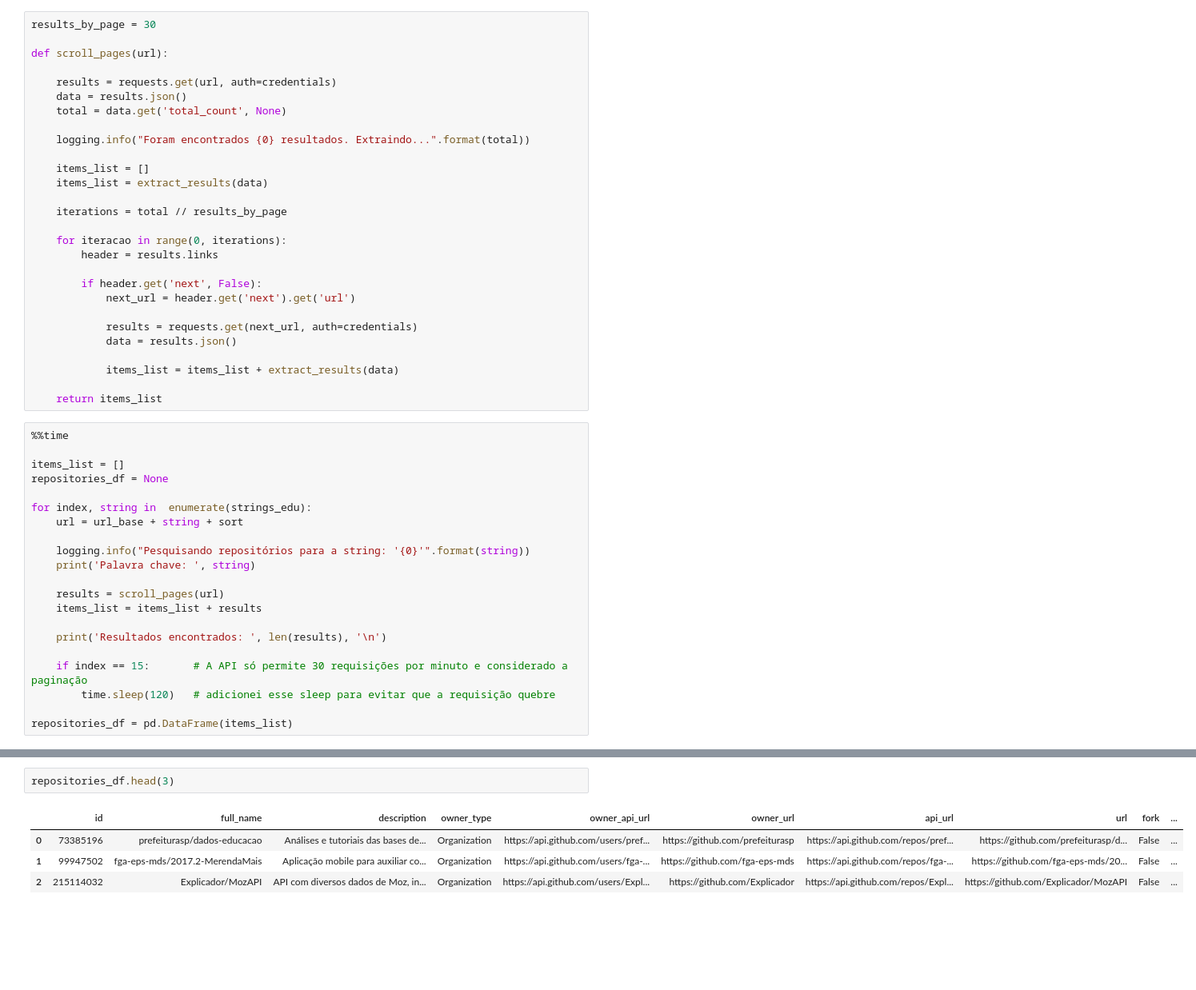
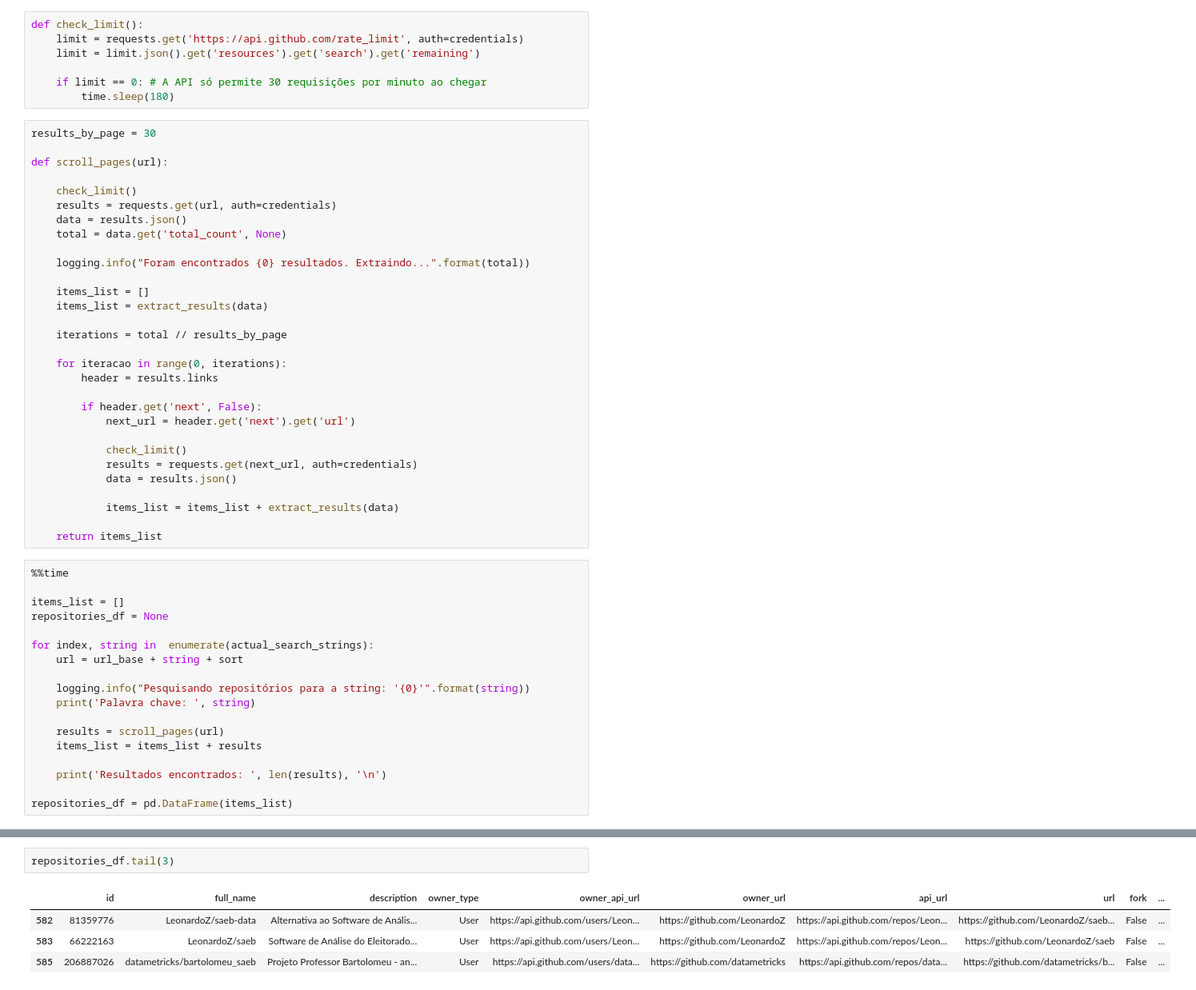
Before and after one commit to Lorenaps/caracterizacao-dados-abertos-gov, a Jupyter notebook: extraction/search_github_api.ipynb, the cells around one changed output, grey strips where cells are left out. Shown at 80% size. Saved outputs shown, nothing was run; the diff lists cells and outputs as text; blank space fills up the shorter version.

```diff
--- a/extraction/search_github_api.ipynb
+++ b/extraction/search_github_api.ipynb
@@ -167,11 +202,19 @@ def extract_results(data):
         items_list.append(item_dict)
 
     return items_list
+# %%
+def check_limit():
+    limit = requests.get('https://api.github.com/rate_limit', auth=credentials)
+    limit = limit.json().get('resources').get('search').get('remaining')
+
+    if limit == 0: # A API só permite 30 requisições por minuto ao chegar
+        time.sleep(180)
 # %%
 results_by_page = 30
 
 def scroll_pages(url):
 
+    check_limit()
     results = requests.get(url, auth=credentials)
     data = results.json()
     total = data.get('total_count', None)
@@ -189,6 +232,7 @@ def scroll_pages(url):
         if header.get('next', False):
             next_url = header.get('next').get('url')
 
+            check_limit()
             results = requests.get(next_url, auth=credentials)
             data = results.json()
 
@@ -201,7 +245,7 @@ def scroll_pages(url):
 items_list = []
 repositories_df = None
 
-for index, string in  enumerate(strings_edu):
+for index, string in  enumerate(actual_search_strings):
     url = url_base + string + sort
 
     logging.info("Pesquisando repositórios para a string: '{0}'".format(string))
@@ -212,7 +256,4 @@ for index, string in  enumerate(strings_edu):
 
     print('Resultados encontrados: ', len(results), '\n')
 
-    if index == 15:       # A API só permite 30 requisições por minuto e considerado a paginação
-        time.sleep(120)   # adicionei esse sleep para evitar que a requisição quebre
-
 repositories_df = pd.DataFrame(items_list)
@@ -237,10 +260,10 @@ Wall time: 3min 6s
 # %%
-repositories_df.head(3)
+repositories_df.tail(3)
 # %% [output]
 |  | id | full_name | description | owner_type | owner_api_url | owner_url | api_url | url | fork | ... |
-| 0 | 73385196 | prefeiturasp/dados-educacao | Análises e tutoriais das bases de... | Organization | https://api.github.com/users/pref... | https://github.com/prefeiturasp | https://api.github.com/repos/pref... | https://github.com/prefeiturasp/d... | False | ... |
-| 1 | 99947502 | fga-eps-mds/2017.2-MerendaMais | Aplicação mobile para auxiliar co... | Organization | https://api.github.com/users/fga-... | https://github.com/fga-eps-mds | https://api.github.com/repos/fga-... | https://github.com/fga-eps-mds/20... | False | ... |
-| 2 | 215114032 | Explicador/MozAPI | API com diversos dados de Moz, in... | Organization | https://api.github.com/users/Expl... | https://github.com/Explicador | https://api.github.com/repos/Expl... | https://github.com/Explicador/MozAPI | False | ... |
+| 582 | 81359776 | LeonardoZ/saeb-data | Alternativa ao Software de Anális... | User | https://api.github.com/users/Leon... | https://github.com/LeonardoZ | https://api.github.com/repos/Leon... | https://github.com/LeonardoZ/saeb... | False | ... |
+| 583 | 66222163 | LeonardoZ/saeb | Software de Análise do Eleitorado... | User | https://api.github.com/users/Leon... | https://github.com/LeonardoZ | https://api.github.com/repos/Leon... | https://github.com/LeonardoZ/saeb | False | ... |
+| 585 | 206887026 | datametricks/bartolomeu_saeb | Projeto Professor Bartolomeu - an... | User | https://api.github.com/users/data... | https://github.com/datametricks | https://api.github.com/repos/data... | https://github.com/datametricks/b... | False | ... |
 3 rows × 22 columns
 # %% [markdown]
 Quantidade de resultados:
```
Also changed, not shown: parts of 9 cells of this notebook.
